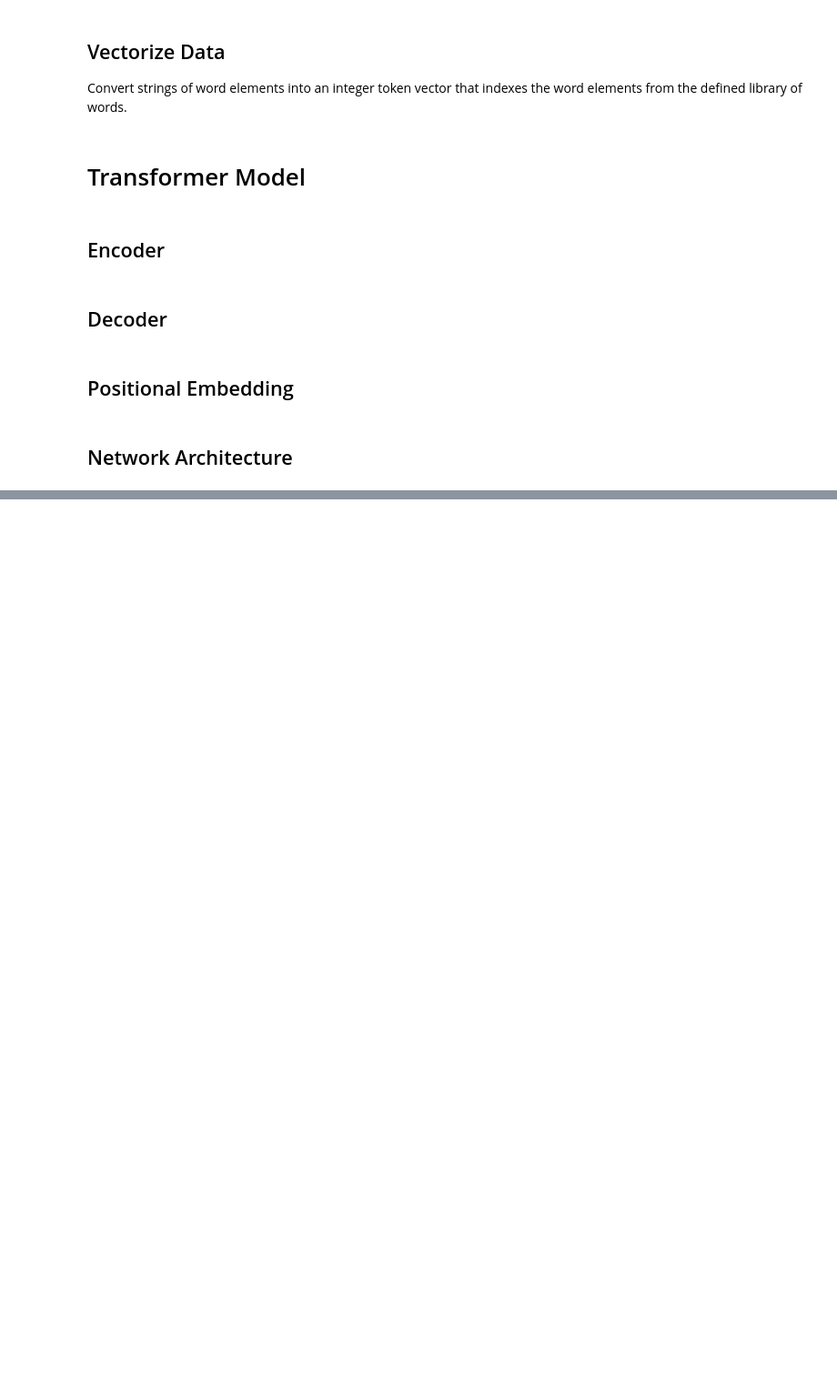
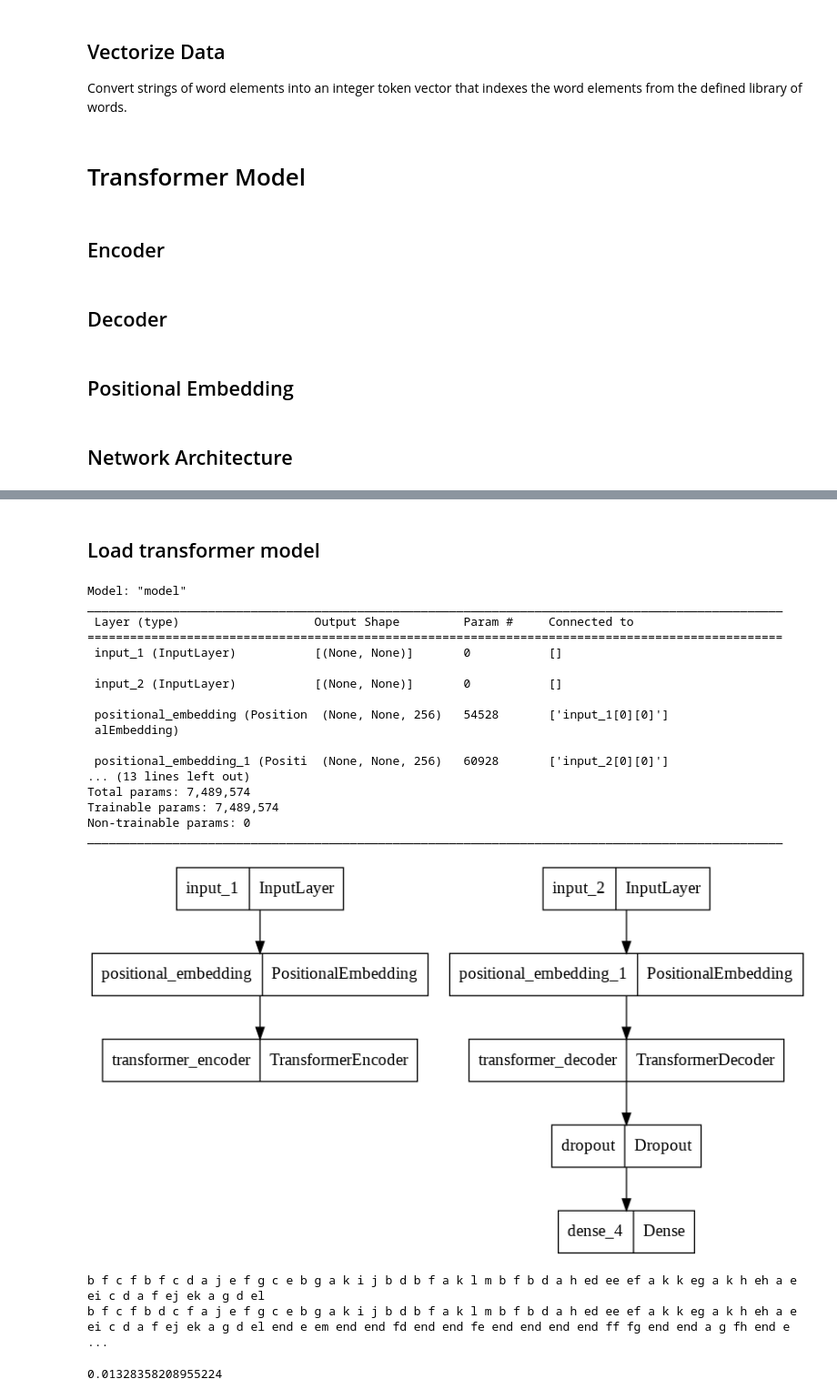
Before and after one commit to diegosol127/CSCE-636-Deep-Learning, a Jupyter notebook: Homework/CSCE_636_Proj02_Sol.ipynb, the cells around one changed output, grey strips where cells are left out. Shown: that part at 91% size. Cells and saved outputs as stored; diff of their text form; code cells hidden in the pictures; blank space fills up the shorter version.

```diff
--- a/Homework/CSCE_636_Proj02_Sol.ipynb
+++ b/Homework/CSCE_636_Proj02_Sol.ipynb
@@ -227,0 +418,30 @@ transformer = keras.Model([encoder_inputs, decoder_inputs], decoder_outputs)
+# %%
+class PositionalEmbedding(layers.Layer):
+    def __init__(self, sequence_length, input_dim, output_dim, **kwargs):
+        super().__init__(**kwargs)
+        self.token_embeddings = layers.Embedding(
+            input_dim=input_dim, output_dim=output_dim)
+        self.position_embeddings = layers.Embedding(
+            input_dim=sequence_length, output_dim=output_dim)
+        self.sequence_length = sequence_length
+        self.input_dim = input_dim
+        self.output_dim = output_dim
+
+    def call(self, inputs):
+        length = tf.shape(inputs)[-1]
+        positions = tf.range(start=0, limit=length, delta=1)
+        embedded_tokens = self.token_embeddings(inputs)
+        embedded_positions = self.position_embeddings(positions)
+        return embedded_tokens + embedded_positions
+
+    def compute_mask(self, inputs, mask=None):
+        return tf.math.not_equal(inputs, 0)
+
+    def get_config(self):
+        config = super(PositionalEmbedding, self).get_config()
+        config.update({
+            "output_dim": self.output_dim,
+            "sequence_length": self.sequence_length,
+            "input_dim": self.input_dim,
+        })
+        return config
@@ -227,0 +464,8 @@ transformer = keras.Model([encoder_inputs, decoder_inputs], decoder_outputs)
+# %% [markdown]
+## Load transformer model
+# %%
+transformer = keras.models.load_model(
+    "/content/drive/MyDrive/Colab Notebooks/CSCE_636_Project_2/transformer.keras",
+    custom_objects={"TransformerEncoder": TransformerEncoder,
+                    "PositionalEmbedding": PositionalEmbedding,
+                    "TransformerDecoder": TransformerDecoder})
@@ -227,0 +475,22 @@ transformer = keras.Model([encoder_inputs, decoder_inputs], decoder_outputs)
+# %%
+transformer.summary()
+tf.keras.utils.plot_model(transformer)
+# %% [output]
+Model: "model"
+__________________________________________________________________________________________________
+ Layer (type)                   Output Shape         Param #     Connected to
+==================================================================================================
+ input_1 (InputLayer)           [(None, None)]       0           []
+
+ input_2 (InputLayer)           [(None, None)]       0           []
+
+ positional_embedding (Position  (None, None, 256)   54528       ['input_1[0][0]']
+ alEmbedding)
+
+ positional_embedding_1 (Positi  (None, None, 256)   60928       ['input_2[0][0]']
+... (13 lines left out)
+Total params: 7,489,574
+Trainable params: 7,489,574
+Non-trainable params: 0
+__________________________________________________________________________________________________
+[figure, added]
@@ -227,0 +512,18 @@ transformer = keras.Model([encoder_inputs, decoder_inputs], decoder_outputs)
+# %%
+print(test_output[i])
+print(ans[i][6:])
+# %% [output]
+b f c f b f c d a j e f g c e b g a k i j b d b f a k l m b f b d a h ed ee ef a k k eg a k h eh a e ei c d a f ej ek a g d el
+b f c f b d c f a j e f g c e b g a k i j b d b f a k l m b f b d a h ed ee ef a k k eg a k h eh a e ei c d a f ej ek a g d el end e em end end fd end end fe end end end end ff fg end end a g fh end e ...
+# %%
+from operator import eq
+total = 0.0
+correct = 0.0
+for i in range(0, 100):
+  true = test_output[i].split()
+  test = ans[i].split()
+  correct = correct + sum(map(eq, true, test))
+  total = total + len(test)
+print(correct/total)
+# %% [output]
+0.01328358208955224
```
Also changed, not shown: parts of 21 cells of this notebook.
